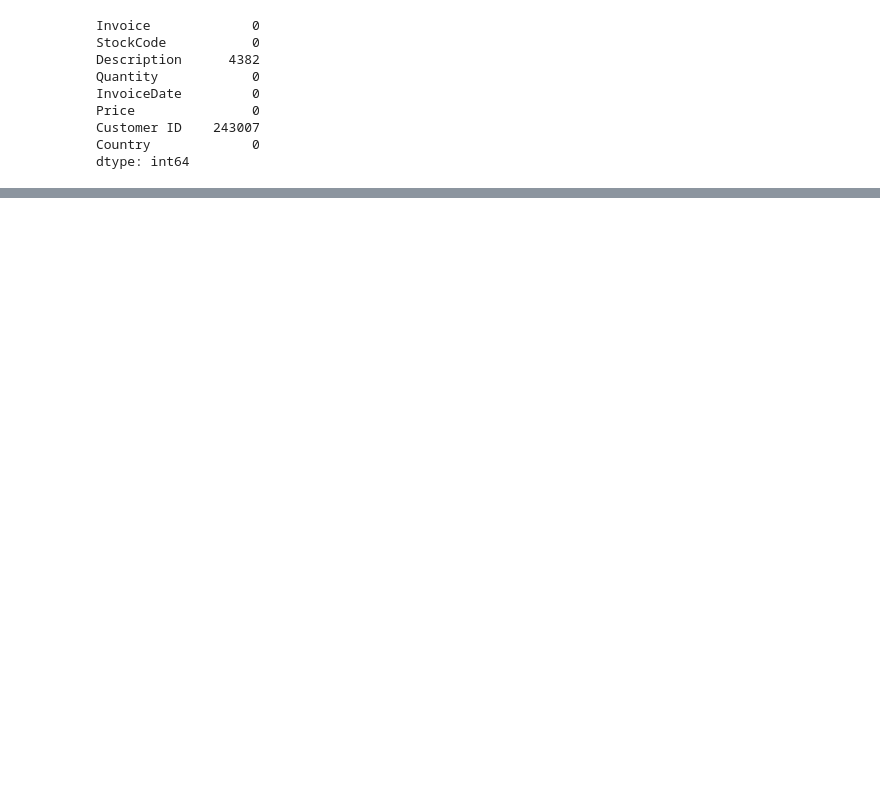
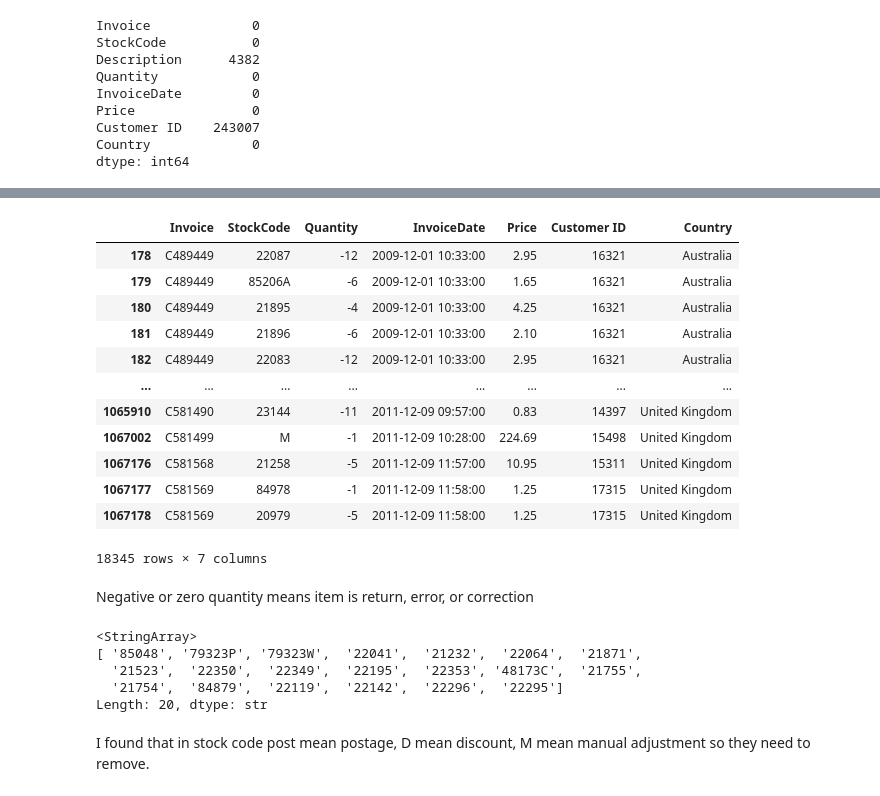
Before and after one commit to nikhildhole/retail-crunch-segmentation, a Jupyter notebook: Customer_Segmentation_and_Crunch_Prediction.ipynb, the cells around one changed output, grey strips where cells are left out. Cells and saved outputs as stored; diff of their text form; code cells hidden in the pictures; blank space fills up the shorter version.

```diff
--- a/Customer_Segmentation_and_Crunch_Prediction.ipynb
+++ b/Customer_Segmentation_and_Crunch_Prediction.ipynb
@@ -178,0 +373,20 @@ invoice_counts_per_day.plot(figsize=(12,6))
+# %%
+df = df[df["Price"] > 0]
+# %%
+df[df["Quantity"] <= 0]
+# %% [output]
+|  | Invoice | StockCode | Quantity | InvoiceDate | Price | Customer ID | Country |
+| 178 | C489449 | 22087 | -12 | 2009-12-01 10:33:00 | 2.95 | 16321 | Australia |
+| 179 | C489449 | 85206A | -6 | 2009-12-01 10:33:00 | 1.65 | 16321 | Australia |
+| 180 | C489449 | 21895 | -4 | 2009-12-01 10:33:00 | 4.25 | 16321 | Australia |
+| 181 | C489449 | 21896 | -6 | 2009-12-01 10:33:00 | 2.10 | 16321 | Australia |
+| 182 | C489449 | 22083 | -12 | 2009-12-01 10:33:00 | 2.95 | 16321 | Australia |
+| ... | ... | ... | ... | ... | ... | ... | ... |
+| 1065910 | C581490 | 23144 | -11 | 2011-12-09 09:57:00 | 0.83 | 14397 | United Kingdom |
+| 1067002 | C581499 | M | -1 | 2011-12-09 10:28:00 | 224.69 | 15498 | United Kingdom |
+| 1067176 | C581568 | 21258 | -5 | 2011-12-09 11:57:00 | 10.95 | 15311 | United Kingdom |
+| 1067177 | C581569 | 84978 | -1 | 2011-12-09 11:58:00 | 1.25 | 17315 | United Kingdom |
+| 1067178 | C581569 | 20979 | -5 | 2011-12-09 11:58:00 | 1.25 | 17315 | United Kingdom |
+18345 rows × 7 columns
+# %% [markdown]
+Negative or zero quantity means item is return, error, or correction
@@ -178,0 +395,10 @@ invoice_counts_per_day.plot(figsize=(12,6))
+# %%
+df["StockCode"].unique()[:20]
+# %% [output]
+<StringArray>
+[ '85048', '79323P', '79323W',  '22041',  '21232',  '22064',  '21871',
+  '21523',  '22350',  '22349',  '22195',  '22353', '48173C',  '21755',
+  '21754',  '84879',  '22119',  '22142',  '22296',  '22295']
+Length: 20, dtype: str
+# %% [markdown]
+I found that in stock code post mean postage, D mean discount, M mean manual adjustment so they need to remove.
```
Also changed, not shown: parts of 68 cells of this notebook.
